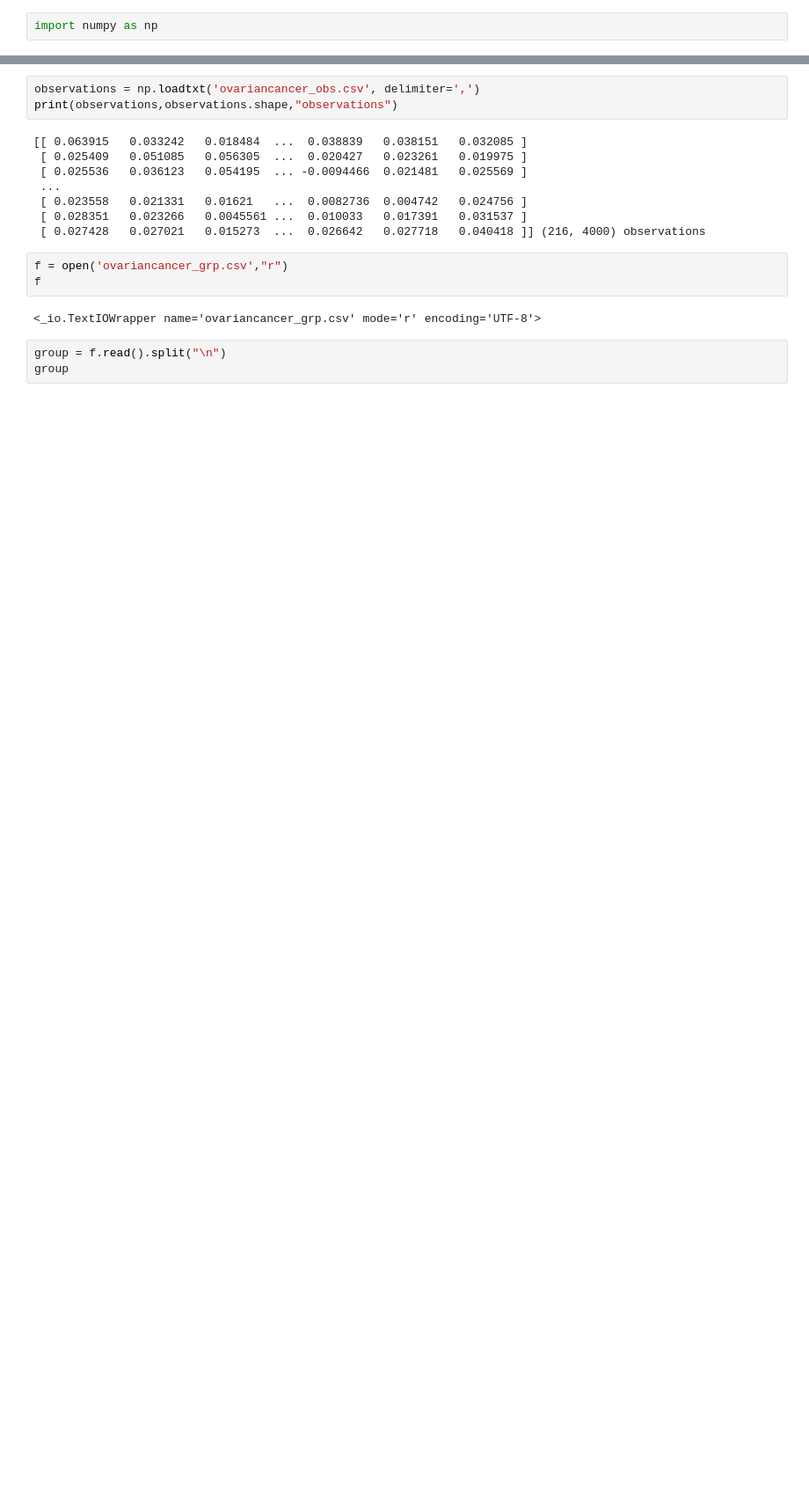
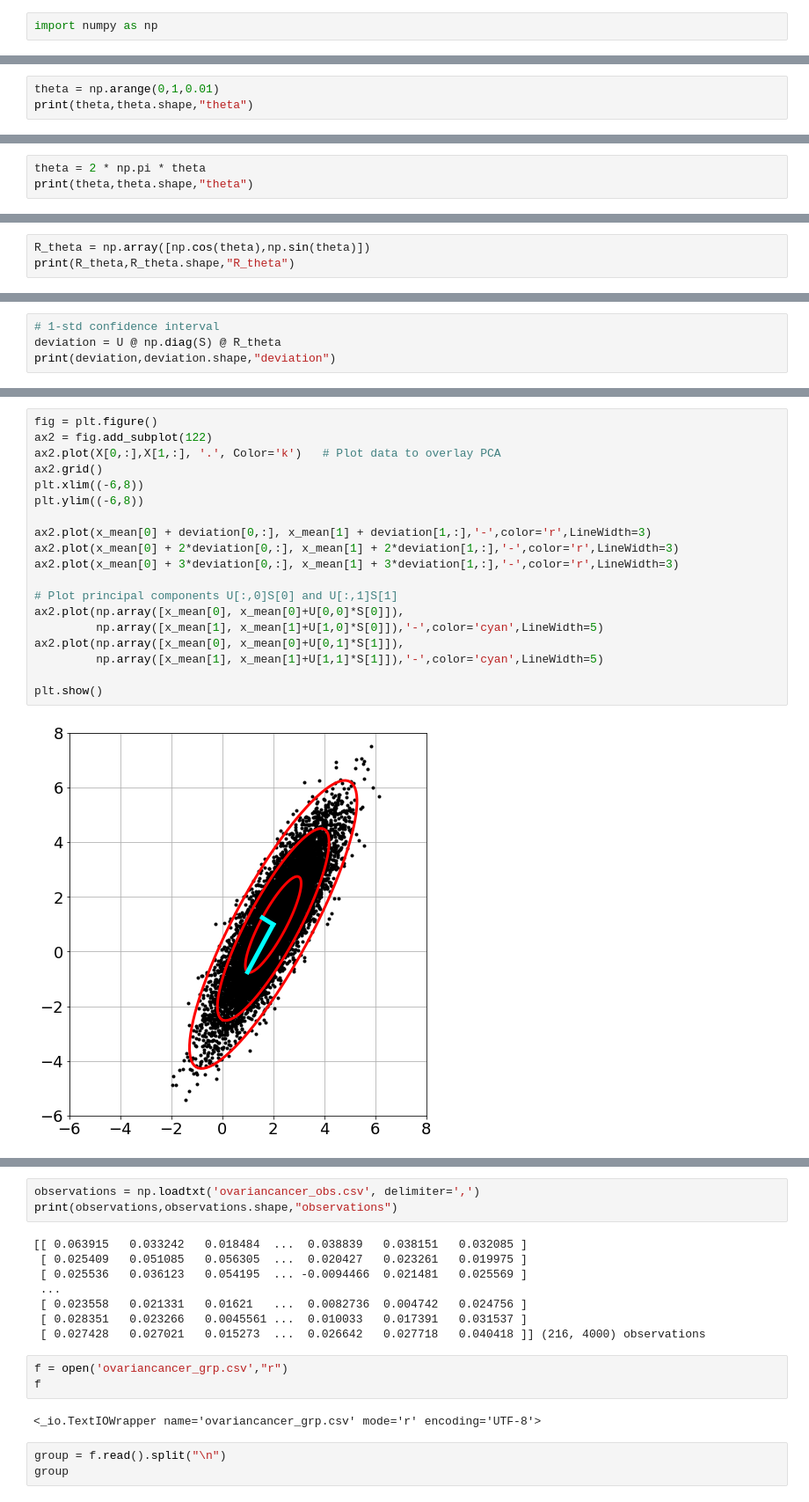
Before and after one commit to dparksports/singular-value-decomposition, a Jupyter notebook: principal-components.ipynb, the cells around one changed output, grey strips where cells are left out. Shown: that part at 88% size. Cells and saved outputs as stored; diff of their text form; blank space fills up the shorter version.

```diff
--- a/principal-components.ipynb
+++ b/principal-components.ipynb
@@ -2,0 +136,3 @@ import numpy as np
+# %%
+theta = np.arange(0,1,0.01)
+print(theta,theta.shape,"theta")
@@ -2,0 +148,3 @@ import numpy as np
+# %%
+theta = 2 * np.pi * theta
+print(theta,theta.shape,"theta")
@@ -2,0 +169,3 @@ import numpy as np
+# %%
+R_theta = np.array([np.cos(theta),np.sin(theta)])
+print(R_theta,R_theta.shape,"R_theta")
@@ -2,0 +190,4 @@ import numpy as np
+# %%
+# 1-std confidence interval
+deviation = U @ np.diag(S) @ R_theta
+print(deviation,deviation.shape,"deviation")
@@ -2,0 +216,21 @@ import numpy as np
+# %%
+fig = plt.figure()
+ax2 = fig.add_subplot(122)
+ax2.plot(X[0,:],X[1,:], '.', Color='k')   # Plot data to overlay PCA
+ax2.grid()
+plt.xlim((-6,8))
+plt.ylim((-6,8))
+
+ax2.plot(x_mean[0] + deviation[0,:], x_mean[1] + deviation[1,:],'-',color='r',LineWidth=3)
+ax2.plot(x_mean[0] + 2*deviation[0,:], x_mean[1] + 2*deviation[1,:],'-',color='r',LineWidth=3)
+ax2.plot(x_mean[0] + 3*deviation[0,:], x_mean[1] + 3*deviation[1,:],'-',color='r',LineWidth=3)
+
+# Plot principal components U[:,0]S[0] and U[:,1]S[1]
+ax2.plot(np.array([x_mean[0], x_mean[0]+U[0,0]*S[0]]),
+         np.array([x_mean[1], x_mean[1]+U[1,0]*S[0]]),'-',color='cyan',LineWidth=5)
+ax2.plot(np.array([x_mean[0], x_mean[0]+U[0,1]*S[1]]),
+         np.array([x_mean[1], x_mean[1]+U[1,1]*S[1]]),'-',color='cyan',LineWidth=5)
+
+plt.show()
+# %% [output]
+[figure, added]
```
Also changed, not shown: parts of 29 cells of this notebook.
